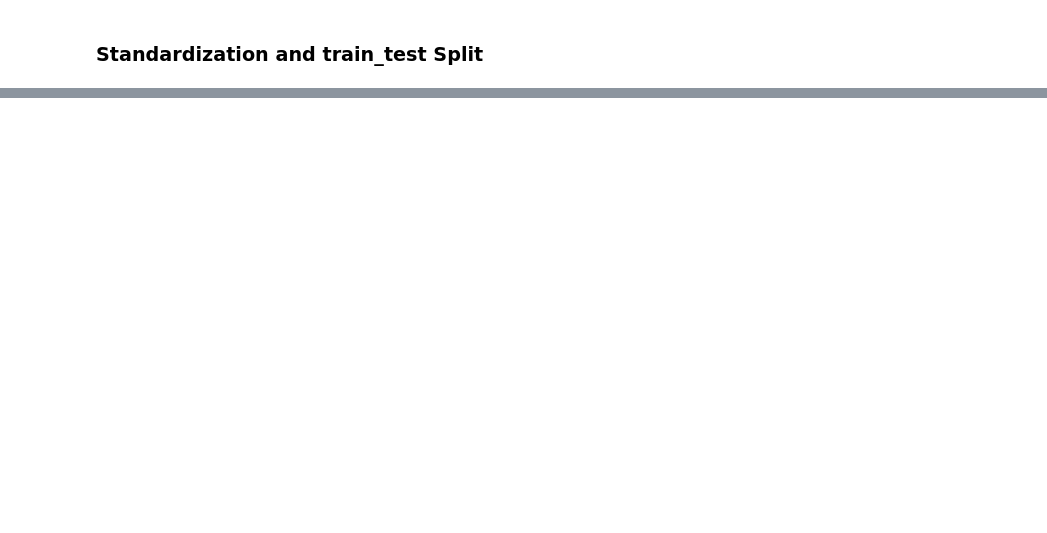
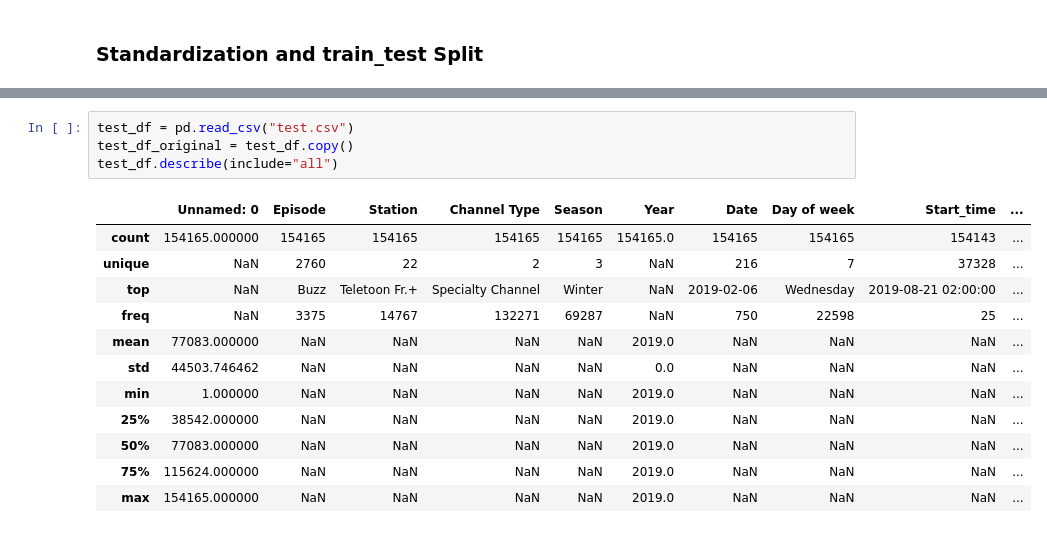
Before and after one commit to shakibyzn/YapAiTek-assignment, a Jupyter notebook: market_share_prediction.ipynb, the cells around one changed output, grey strips where cells are left out. Drawn from its saved outputs; the diff is of its cells as text; blank space fills up the shorter version.

```diff
--- a/market_share_prediction.ipynb
+++ b/market_share_prediction.ipynb
@@ -342,0 +311,17 @@ BayesianRidgeRegressor: 0.582377 (+/- 0.002775)
+# %%
+test_df = pd.read_csv("test.csv")
+test_df_original = test_df.copy()
+test_df.describe(include="all")
+# %% [output]
+|  | Unnamed: 0 | Episode | Station | Channel Type | Season | Year | Date | Day of week | Start_time | ... |
+| count | 154165.000000 | 154165 | 154165 | 154165 | 154165 | 154165.0 | 154165 | 154165 | 154143 | ... |
+| unique | NaN | 2760 | 22 | 2 | 3 | NaN | 216 | 7 | 37328 | ... |
+| top | NaN | Buzz | Teletoon Fr.+ | Specialty Channel | Winter | NaN | 2019-02-06 | Wednesday | 2019-08-21 02:00:00 | ... |
+| freq | NaN | 3375 | 14767 | 132271 | 69287 | NaN | 750 | 22598 | 25 | ... |
+| mean | 77083.000000 | NaN | NaN | NaN | NaN | 2019.0 | NaN | NaN | NaN | ... |
+| std | 44503.746462 | NaN | NaN | NaN | NaN | 0.0 | NaN | NaN | NaN | ... |
+| min | 1.000000 | NaN | NaN | NaN | NaN | 2019.0 | NaN | NaN | NaN | ... |
+| 25% | 38542.000000 | NaN | NaN | NaN | NaN | 2019.0 | NaN | NaN | NaN | ... |
+| 50% | 77083.000000 | NaN | NaN | NaN | NaN | 2019.0 | NaN | NaN | NaN | ... |
+| 75% | 115624.000000 | NaN | NaN | NaN | NaN | 2019.0 | NaN | NaN | NaN | ... |
+| max | 154165.000000 | NaN | NaN | NaN | NaN | 2019.0 | NaN | NaN | NaN | ... |
```
Also changed, not shown: parts of 58 cells of this notebook, 1 other file.
